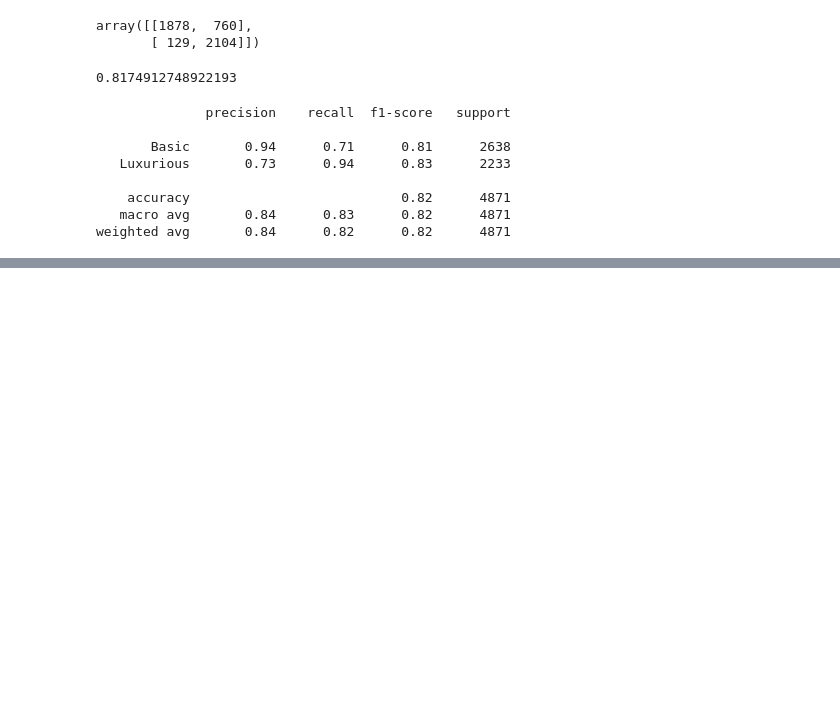
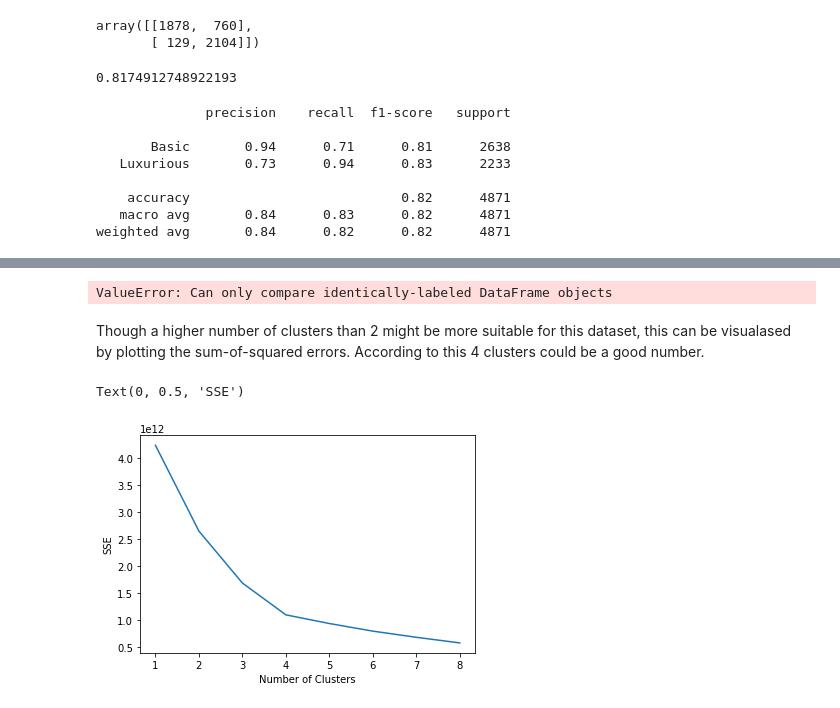
Before and after one commit to vardanyann/DataMining, a Jupyter notebook: Data Mining Final project.ipynb, the cells around one changed output, grey strips where cells are left out. Drawn from its saved outputs; the diff is of its cells as text; code cells hidden in the pictures; blank space fills up the shorter version.

Commit message:
Cluster analysis

```diff
--- a/Data Mining Final project.ipynb
+++ b/Data Mining Final project.ipynb
@@ -343,0 +348,6 @@ weighted avg       0.84      0.82      0.82      4871
+# %%
+k_means = cluster.KMeans(n_clusters=2, max_iter=50, random_state=1)
+k_means.fit(balanced_result)
+labels = k_means.labels_
+cl = pd.DataFrame(labels, columns=['category'])
+cl
@@ -343,0 +368,28 @@ weighted avg       0.84      0.82      0.82      4871
+# %%
+#To check if this corresponds to the predefined luxury and basic categorys we can compare
+balanced_result['category'].to_frame()
+cl.set_axis(['a'], axis='columns')
+cat = balanced_result['category'].to_frame()
+cat.set_axis(['a'], axis='columns')
+cl.compare(cat)
+# %% [output]
+ValueError: Can only compare identically-labeled DataFrame objects
+# %% [markdown]
+Though a higher number of clusters than 2 might be more suitable for this dataset, this can be visualased by plotting the sum-of-squared errors. According to this 4 clusters could be a good number.
+# %%
+import matplotlib.pyplot as plt
+%matplotlib inline
+
+numClusters = [1,2,3,4,5,6,7,8]
+SSE = []
+for k in numClusters:
+    k_means = cluster.KMeans(n_clusters=k)
+    k_means.fit(balanced_result)
+    SSE.append(k_means.inertia_)
+
+plt.plot(numClusters, SSE)
+plt.xlabel('Number of Clusters')
+plt.ylabel('SSE')
+# %% [output]
+Text(0, 0.5, 'SSE')
+[figure, added]
```
Also changed, not shown: parts of 14 cells of this notebook.
